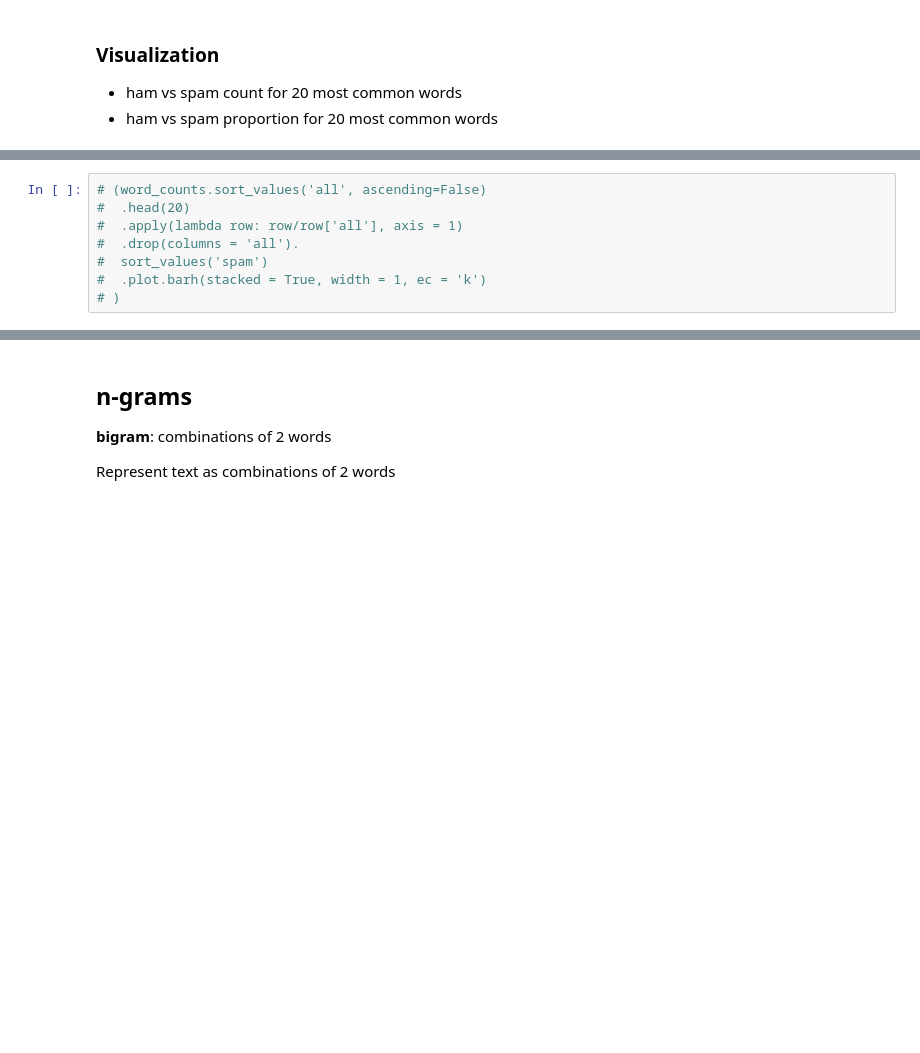
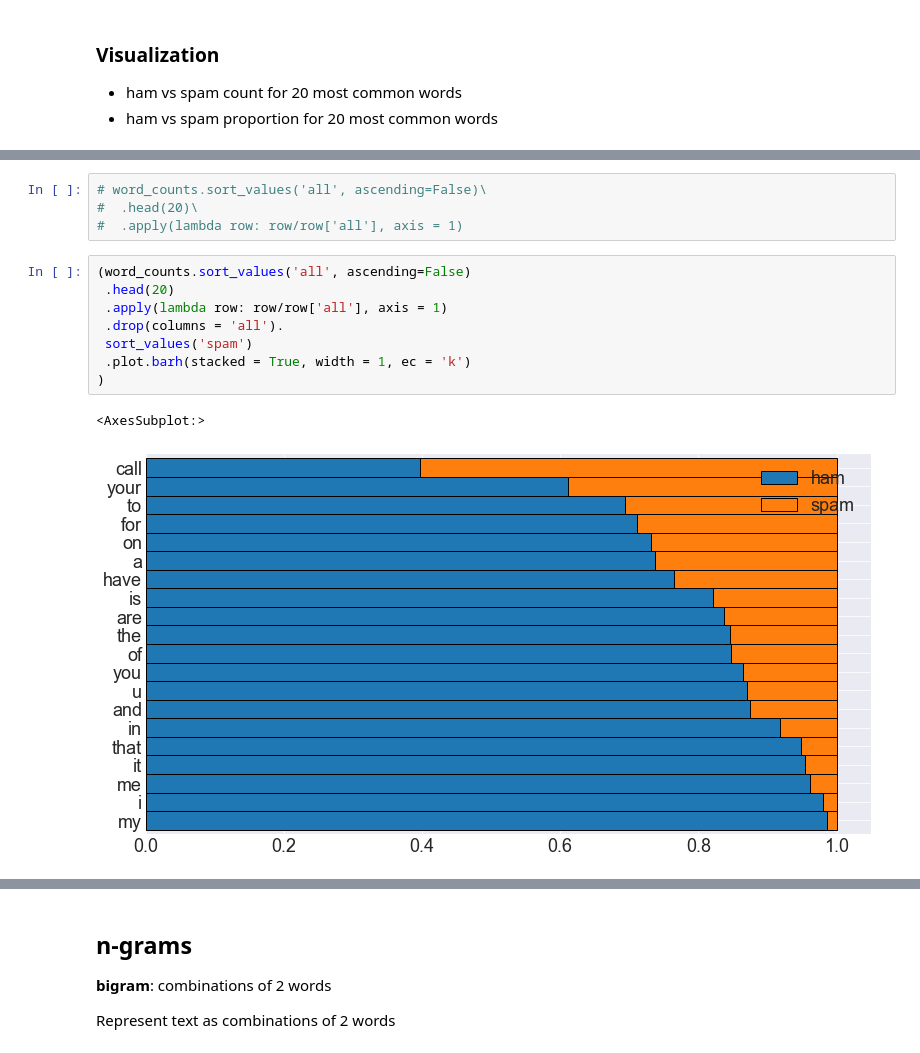
Before and after one commit to CodeupClassroom/innis-nlp-exercises, a Jupyter notebook: nlp_explore.ipynb, the cells around one changed output, grey strips where cells are left out. Drawn from its saved outputs; the diff is of its cells as text; blank space fills up the shorter version.

```diff
--- a/nlp_explore.ipynb
+++ b/nlp_explore.ipynb
@@ -85,11 +212,18 @@ plt.rc('font', size=18)
+# %%
+# word_counts.sort_values('all', ascending=False)\
+#  .head(20)\
+#  .apply(lambda row: row/row['all'], axis = 1)
 # %%
-# (word_counts.sort_values('all', ascending=False)
-#  .head(20)
-#  .apply(lambda row: row/row['all'], axis = 1)
-#  .drop(columns = 'all').
-#  sort_values('spam')
-#  .plot.barh(stacked = True, width = 1, ec = 'k')
-# )
+(word_counts.sort_values('all', ascending=False)
+ .head(20)
+ .apply(lambda row: row/row['all'], axis = 1)
+ .drop(columns = 'all').
+ sort_values('spam')
+ .plot.barh(stacked = True, width = 1, ec = 'k')
+)
+# %% [output]
+<AxesSubplot:>
+[figure, added]
 # %%
 plt.figure(figsize=(16, 9))
 plt.rc('font', size=16)
```
Also changed, not shown: parts of 53 cells of this notebook.
